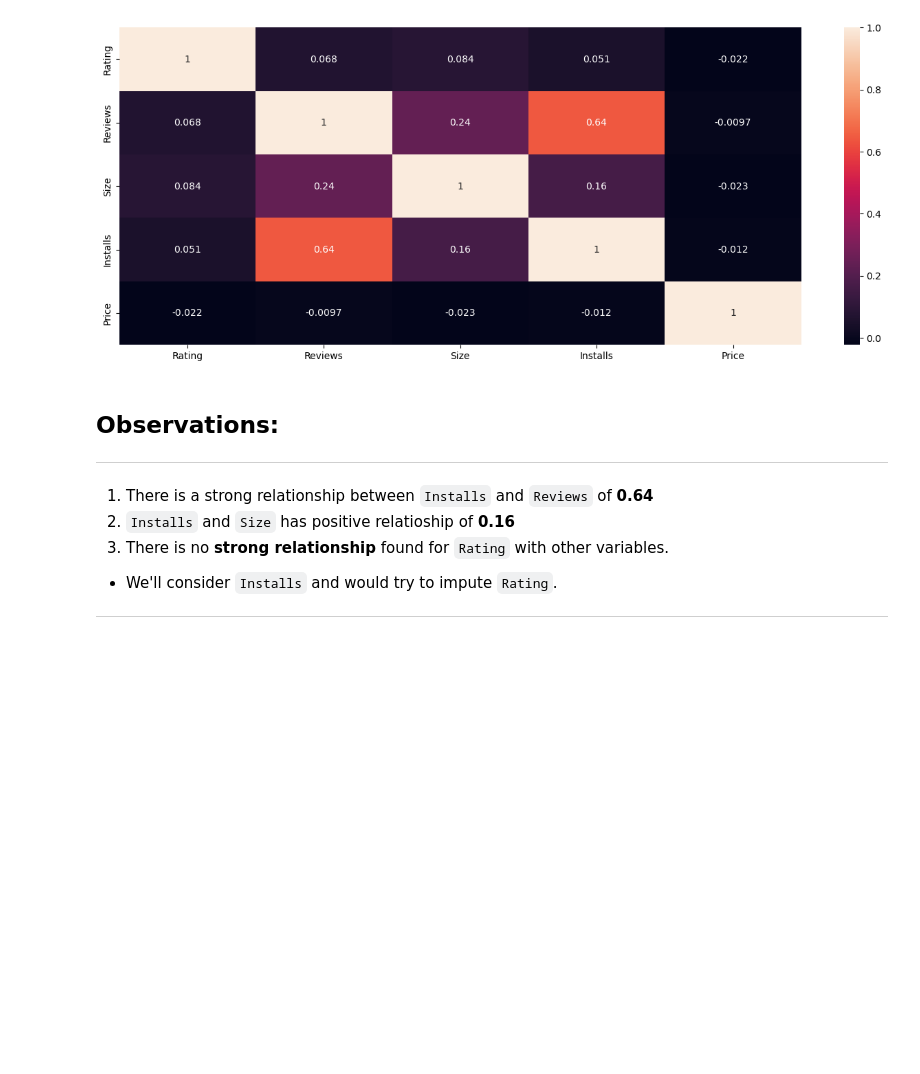
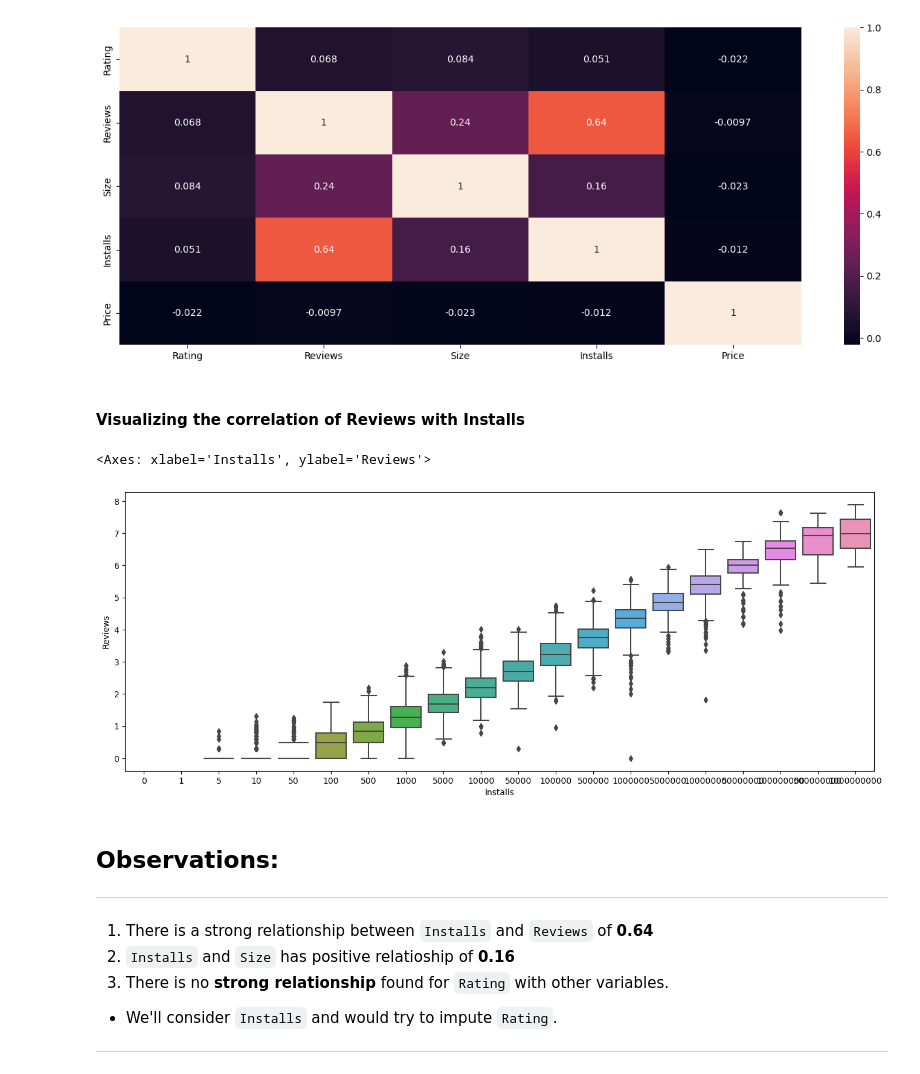
Before and after one commit to Ghazi-work/Python-Pandas, a Jupyter notebook: Kaggle_GooglePlaystoreAppEDA.ipynb, the cells around one changed output. Cells and saved outputs as stored; diff of their text form; code cells hidden in the pictures; blank space fills up the shorter version.

Commit message:
Getting Insight from the data work started

```diff
--- a/Kaggle_GooglePlaystoreAppEDA.ipynb
+++ b/Kaggle_GooglePlaystoreAppEDA.ipynb
@@ -504,6 +509,15 @@ sns.heatmap(df[numeric_cols].corr(), annot=True) # Plotting correlation matrix
 # %% [output]
 <Axes: >
 [figure]
+# %% [markdown]
+#### Visualizing the correlation of Reviews with Installs
+# %%
+plt.figure(figsize=(16,6))
+
+sns.boxplot(x=df['Installs'],y=np.log10(df['Reviews']) ,data=df)
+# %% [output]
+<Axes: xlabel='Installs', ylabel='Reviews'>
+[figure, added]
 # %% [markdown]
 ## **Observations:**
 ----
```
Also changed, not shown: parts of 17 cells of this notebook.
